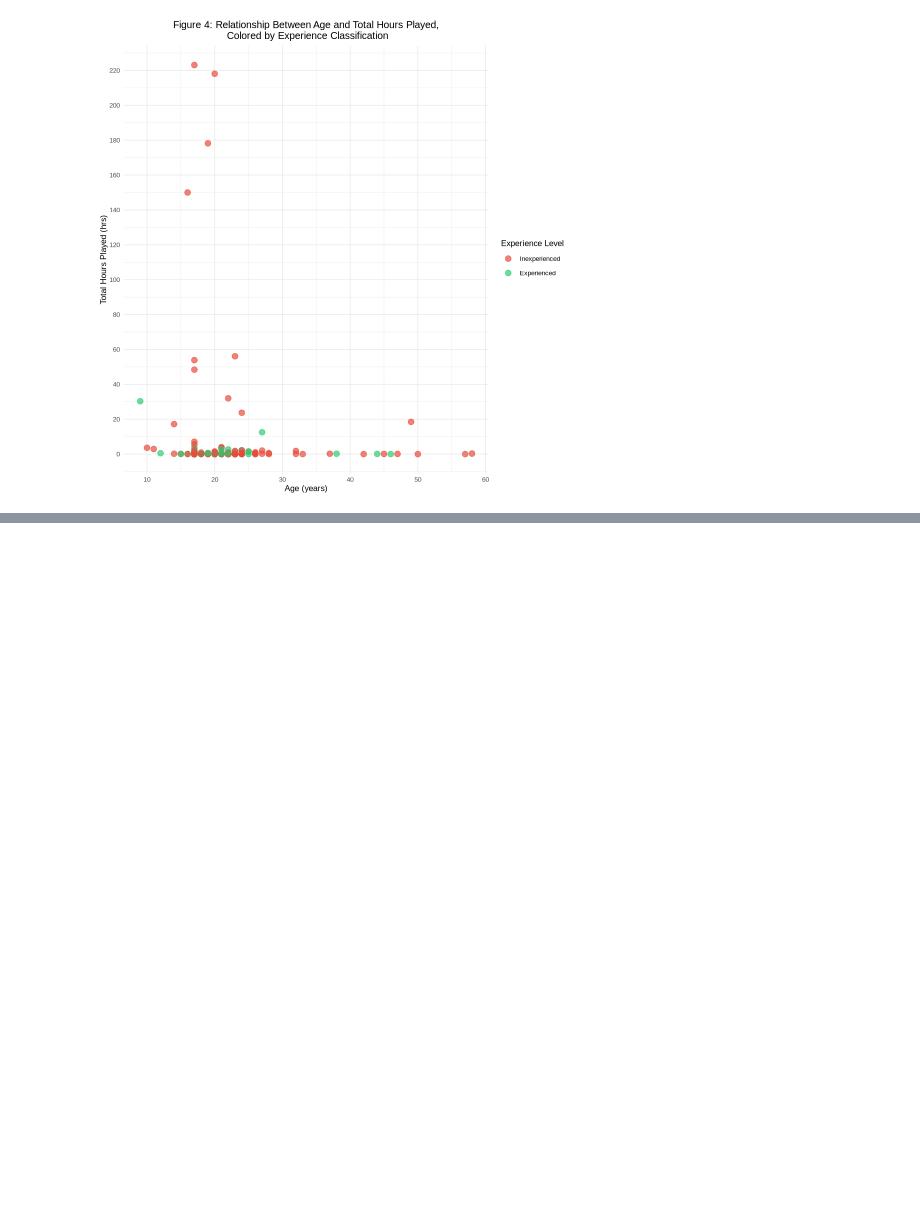
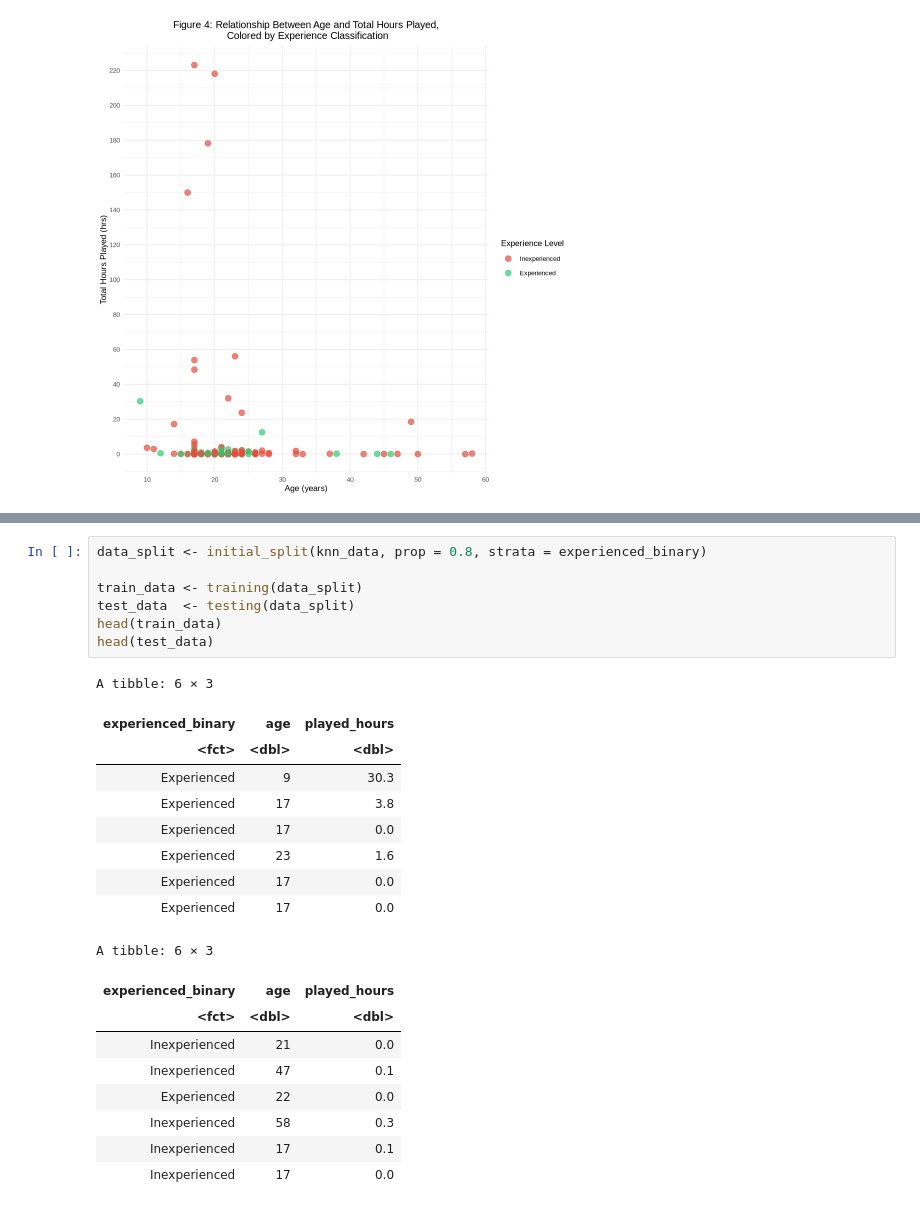
Before and after one commit to gaida123/dsci-100-008-group-6, a Jupyter notebook: DSCI 100 Group Project Methods & Results.ipynb, the cells around one changed output, grey strips where cells are left out. Saved outputs shown, nothing was run; the diff lists cells and outputs as text; blank space fills up the shorter version.

```diff
--- a/DSCI 100 Group Project Methods & Results.ipynb
+++ b/DSCI 100 Group Project Methods & Results.ipynb
@@ -230,0 +251,26 @@ Warning message:
+# %%
+data_split <- initial_split(knn_data, prop = 0.8, strata = experienced_binary)
+
+train_data <- training(data_split)
+test_data  <- testing(data_split)
+head(train_data)
+head(test_data)
+# %% [output]
+A tibble: 6 × 3
+| experienced_binary | age | played_hours |
+| <fct> | <dbl> | <dbl> |
+| Experienced | 9 | 30.3 |
+| Experienced | 17 | 3.8 |
+| Experienced | 17 | 0.0 |
+| Experienced | 23 | 1.6 |
+| Experienced | 17 | 0.0 |
+| Experienced | 17 | 0.0 |
+A tibble: 6 × 3
+| experienced_binary | age | played_hours |
+| <fct> | <dbl> | <dbl> |
+| Inexperienced | 21 | 0.0 |
+| Inexperienced | 47 | 0.1 |
+| Experienced | 22 | 0.0 |
+| Inexperienced | 58 | 0.3 |
+| Inexperienced | 17 | 0.1 |
+| Inexperienced | 17 | 0.0 |
```
Also changed, not shown: parts of 9 cells of this notebook.
